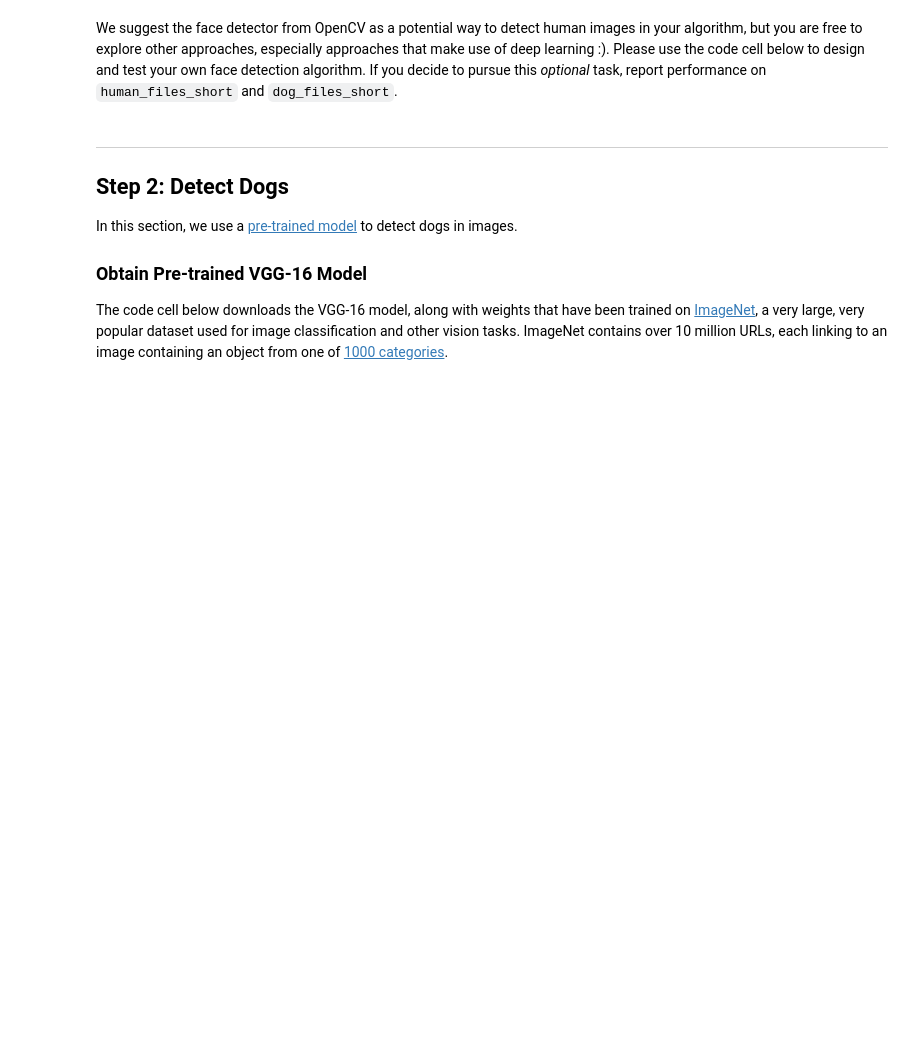
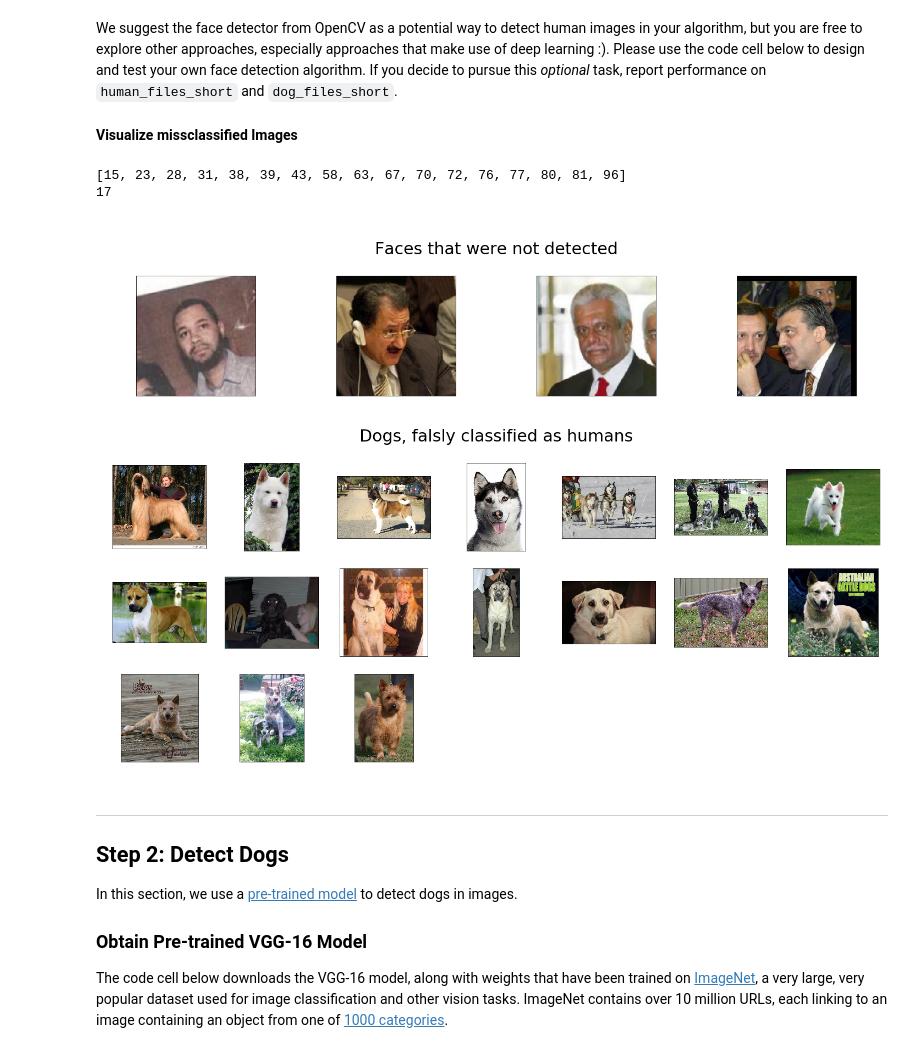
Before and after one commit to thomasgrusz/dog-breed-classifier, a Jupyter notebook: dog_app.ipynb, the cells around one changed output. Cells and saved outputs as stored; diff of their text form; code cells hidden in the pictures; blank space fills up the shorter version.

Commit message:
add: Visualize missclassified human/dog images

```diff
--- a/dog_app.ipynb
+++ b/dog_app.ipynb
@@ -164,5 +164,45 @@ print(f'{sum(incorrect_face_tally) / len(dog_files_short) * 100:3.2f}% of dogs m
 # %% [markdown]
 We suggest the face detector from OpenCV as a potential way to detect human images in your algorithm, but you are free to explore other approaches, especially approaches that make use of deep learning :).  Please use the code cell below to design and test your own face detection algorithm.  If you decide to pursue this _optional_ task, report performance on `human_files_short` and `dog_files_short`.
+# %% [markdown]
+**Visualize missclassified Images**
+# %%
+print(missclassified_dogs_idx)
+print(len(missclassified_dogs_idx))
+# %% [output]
+[15, 23, 28, 31, 38, 39, 43, 58, 63, 67, 70, 72, 76, 77, 80, 81, 96]
+17
+# %%
+missclassified_faces_idx = [idx for idx, face in enumerate(face_tally) if not face]
+missclassified_dogs_idx = [i for i, face in enumerate(incorrect_face_tally) if face]
+
+fig = plt.figure(figsize=(25, 4))
+plt.title('\nFaces that were not detected\n', fontsize=30)
+plt.axis('off')
+
+for i, idx in enumerate(missclassified_faces_idx):
+    img = cv2.imread(human_files_short[idx])
+    img = cv2.cvtColor(img, cv2.COLOR_BGR2RGB)
+    ax = fig.add_subplot(1, 4, i + 1, xticks=[], yticks=[])
+    plt.imshow(img)
+
+plt.show()
+
+print('\n')
+
+fig = plt.figure(figsize=(25, 10))
+plt.title('Dogs, falsly classified as humans\n', fontsize=30)
+plt.axis('off')
+
+for i, idx in enumerate(missclassified_dogs_idx):
+    img = cv2.imread(dog_files_short[idx])
+    img = cv2.cvtColor(img, cv2.COLOR_BGR2RGB)
+    ax = fig.add_subplot(3, 7, i + 1, xticks=[], yticks=[])
+    plt.imshow(img)
+
+plt.show()
+# %% [output]
+[figure, added]
+[figure, added]
 # %%
 ### (Optional)
 ### TODO: Test performance of anotherface detection algorithm.
```
Also changed, not shown: parts of 1 cell of this notebook.
